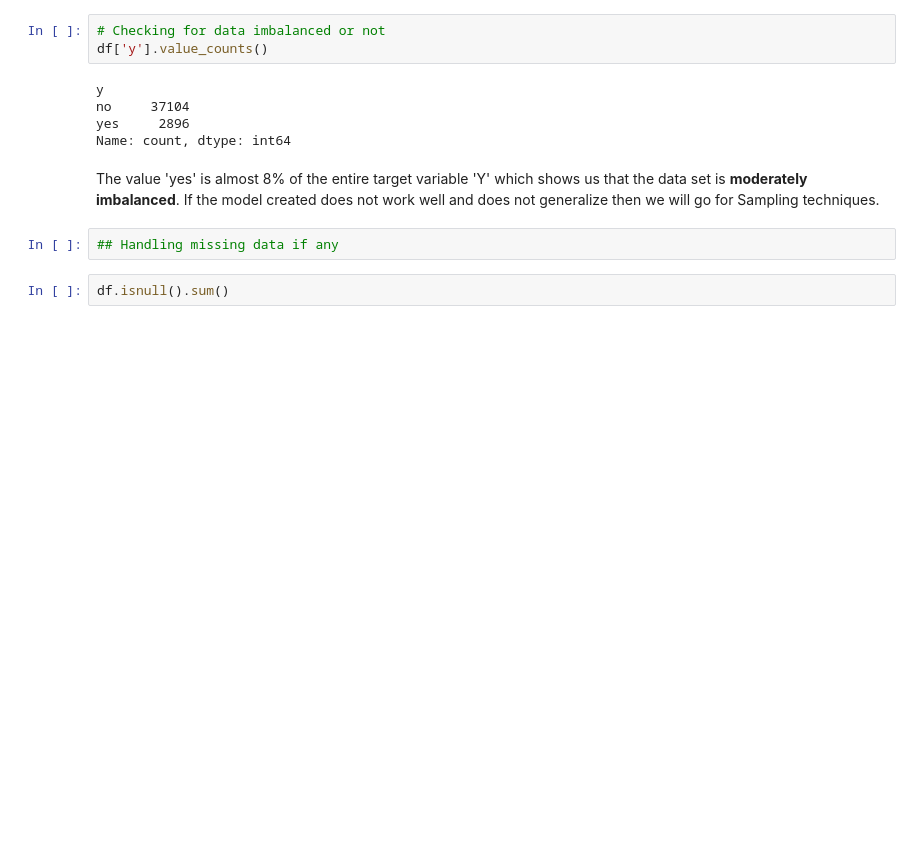
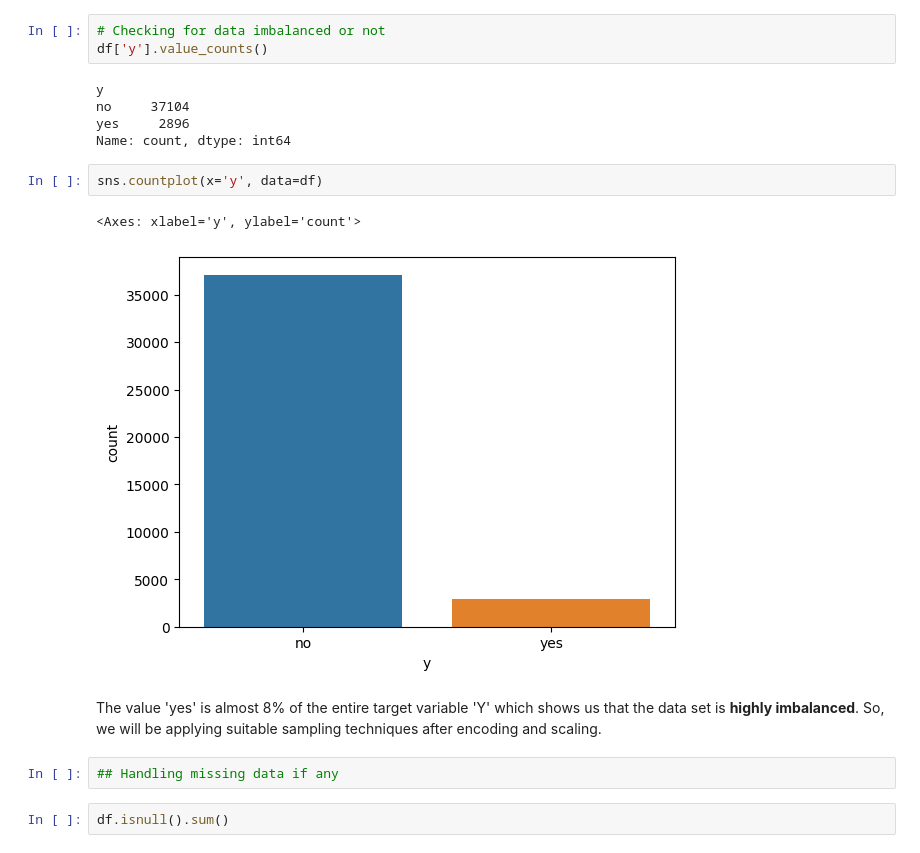
Before and after one commit to Charu21/Term-deposit-Marketing-Prediction, a Jupyter notebook: TermDepositMarketingClassification.ipynb, the cells around one changed output. Cells and saved outputs as stored; diff of their text form; blank space fills up the shorter version.

```diff
--- a/TermDepositMarketingClassification.ipynb
+++ b/TermDepositMarketingClassification.ipynb
@@ -52,8 +53,13 @@ y
 no     37104
 yes     2896
 Name: count, dtype: int64
+# %%
+sns.countplot(x='y', data=df)
+# %% [output]
+<Axes: xlabel='y', ylabel='count'>
+[figure, added]
 # %% [markdown]
-The value 'yes' is almost 8% of the entire target variable 'Y' which shows us that the data set is **moderately imbalanced**. If the model created does not work well and does not generalize then we will go for Sampling techniques.
+The value 'yes' is almost 8% of the entire target variable 'Y' which shows us that the data set is **highly imbalanced**. So, we will be applying suitable sampling techniques after encoding and scaling.
 # %%
 ## Handling missing data if any
 # %%
```
Also changed, not shown: parts of 78 cells of this notebook.
